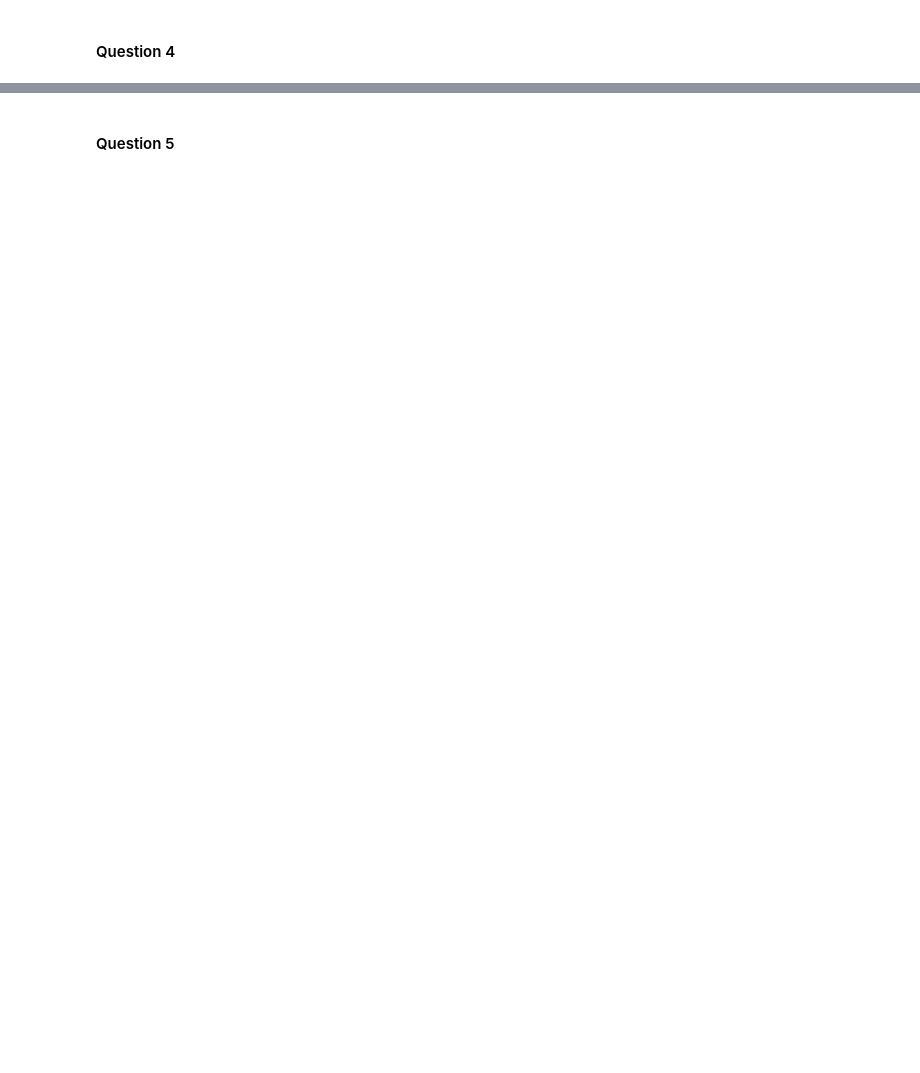
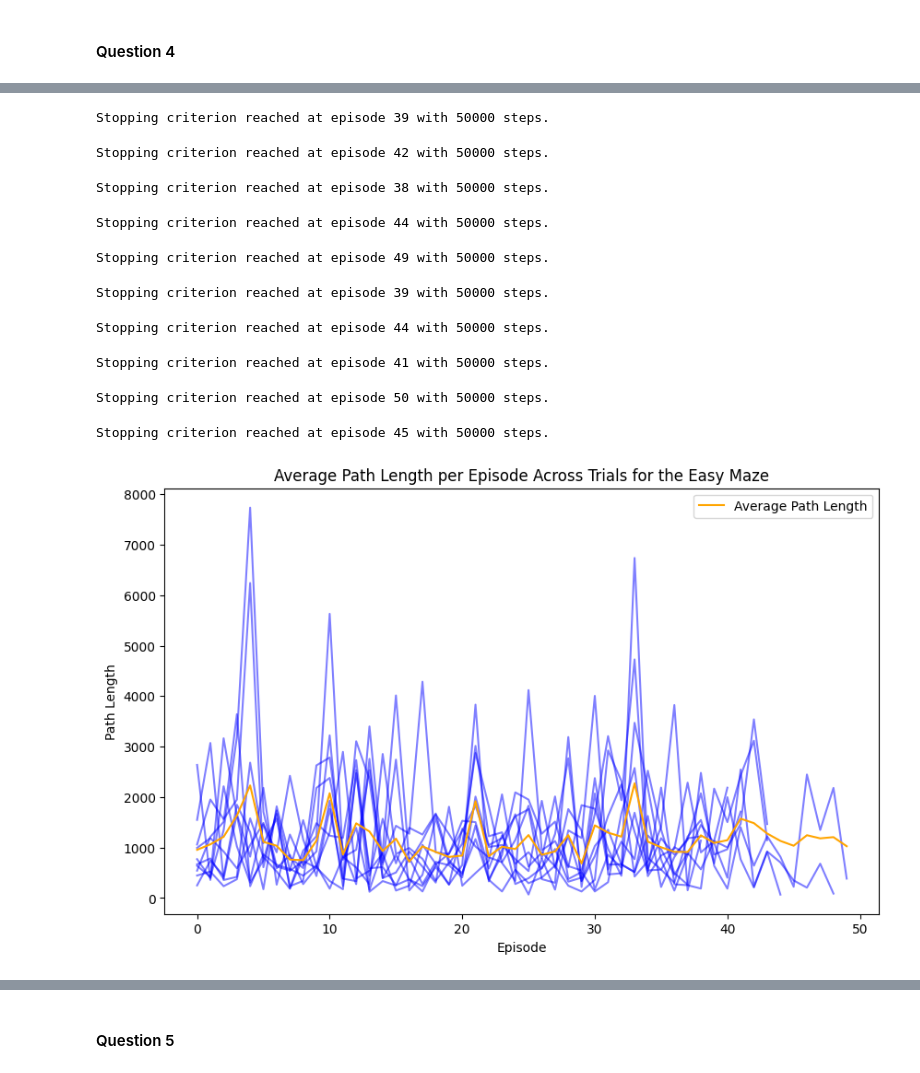
Before and after one commit to daniallegue/Reinforcement-Learning, a Jupyter notebook: src/Main.ipynb, the cells around one changed output, grey strips where cells are left out. Cells and saved outputs as stored; diff of their text form; code cells hidden in the pictures; blank space fills up the shorter version.

```diff
--- a/src/Main.ipynb
+++ b/src/Main.ipynb
@@ -172,0 +411,49 @@ _Put your code blocks above (if any) and write your answer here._
+# %%
+# Toy maze
+easy_maze = Maze("./../data/easy_maze.txt")
+easy_maze.set_reward(x=24, y=14, reward=10)
+easy_maze.set_terminal(x=24, y=14)
+# Create an Agent.
+agent = Agent(start_x=0, start_y=0)
+# Create a QTable.
+states_easy = easy_maze.get_all_states()
+actions_easy = [Action(id) for id in ["up", "down", "left", "right"]]
+q_table_easy = QTable(states, actions)
+# Create an ExplorationStrategy.
+exploration_strategy = ExplorationStrategy(q_table_easy)
+
+# Run the average of 10 different runs for 300 episodes each, with the same exploration strategy and stopping criteria
+episode_lengths = []
+for _ in range(10):
+    _, episode_lengths_easy = run_learning_episodes_stopping(maze, agent, exploration_strategy, 'boltzmann', 300, 0.02, 0.2, max_steps=50000)
+    episode_lengths.append(episode_lengths_easy)
+
+# Padding the lengths to the same size
+max_length = max(len(trial) for trial in episode_lengths)
+padded_lengths = [trial + [trial[-1]] * (max_length - len(trial)) for trial in episode_lengths]
+average_path_lengths = np.mean(padded_lengths, axis=0)
+
+# Plotting
+plt.figure(figsize=(10, 6))
+for trial in episode_lengths:
+    plt.plot(trial, color='blue', alpha=0.5)  # Individual trials in blue
+
+plt.plot(average_path_lengths, color='orange', label='Average Path Length')  # Average in orange
+
+plt.xlabel('Episode')
+plt.ylabel('Path Length')
+plt.title('Average Path Length per Episode Across Trials for the Easy Maze')
+plt.legend()
+plt.show()
+# %% [output]
+Stopping criterion reached at episode 39 with 50000 steps.
+Stopping criterion reached at episode 42 with 50000 steps.
+Stopping criterion reached at episode 38 with 50000 steps.
+Stopping criterion reached at episode 44 with 50000 steps.
+Stopping criterion reached at episode 49 with 50000 steps.
+Stopping criterion reached at episode 39 with 50000 steps.
+Stopping criterion reached at episode 44 with 50000 steps.
+Stopping criterion reached at episode 41 with 50000 steps.
+Stopping criterion reached at episode 50 with 50000 steps.
+Stopping criterion reached at episode 45 with 50000 steps.
+[figure, added]
```
Also changed, not shown: parts of 15 cells of this notebook.
